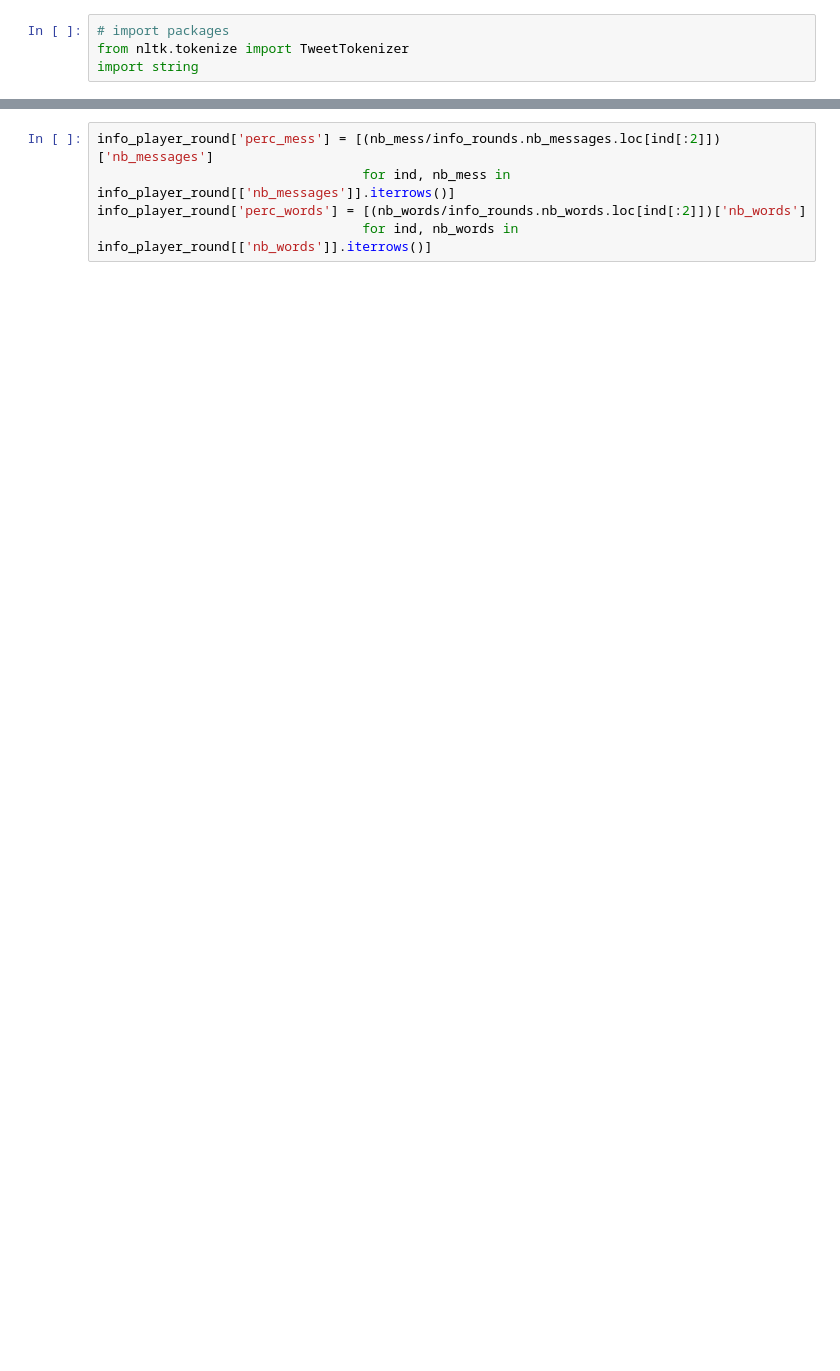
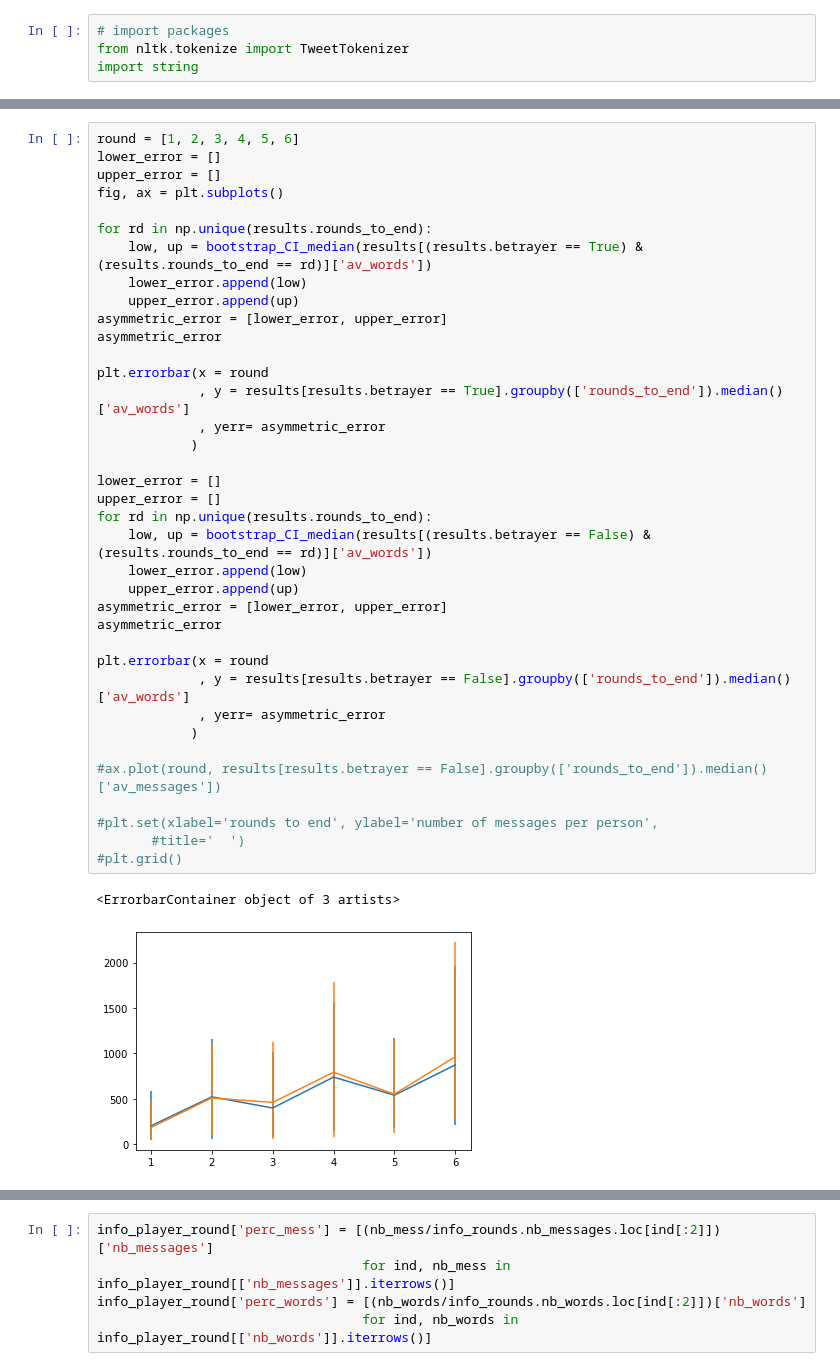
Before and after one commit to epfl-ada/ada-2020-project-milestone-p3-p3_bamboozled-gang, a Jupyter notebook: project_report.ipynb, the cells around one changed output, grey strips where cells are left out. Drawn from its saved outputs; the diff is of its cells as text; blank space fills up the shorter version.

```diff
--- a/project_report.ipynb
+++ b/project_report.ipynb
@@ -913,0 +1092,40 @@ info_rounds
+# %%
+round = [1, 2, 3, 4, 5, 6]
+lower_error = []
+upper_error = []
+fig, ax = plt.subplots()
+
+for rd in np.unique(results.rounds_to_end):
+    low, up = bootstrap_CI_median(results[(results.betrayer == True) & (results.rounds_to_end == rd)]['av_words'])
+    lower_error.append(low)
+    upper_error.append(up)
+asymmetric_error = [lower_error, upper_error]
+asymmetric_error
+
+plt.errorbar(x = round
+             , y = results[results.betrayer == True].groupby(['rounds_to_end']).median()['av_words']
+             , yerr= asymmetric_error
+            )
+
+lower_error = []
+upper_error = []
+for rd in np.unique(results.rounds_to_end):
+    low, up = bootstrap_CI_median(results[(results.betrayer == False) & (results.rounds_to_end == rd)]['av_words'])
+    lower_error.append(low)
+    upper_error.append(up)
+asymmetric_error = [lower_error, upper_error]
+asymmetric_error
+
+plt.errorbar(x = round
+             , y = results[results.betrayer == False].groupby(['rounds_to_end']).median()['av_words']
+             , yerr= asymmetric_error
+            )
+
+#ax.plot(round, results[results.betrayer == False].groupby(['rounds_to_end']).median()['av_messages'])
+
+#plt.set(xlabel='rounds to end', ylabel='number of messages per person',
+       #title='  ')
+#plt.grid()
+# %% [output]
+<ErrorbarContainer object of 3 artists>
+[figure, added]
```
Also changed, not shown: parts of 35 cells of this notebook.
